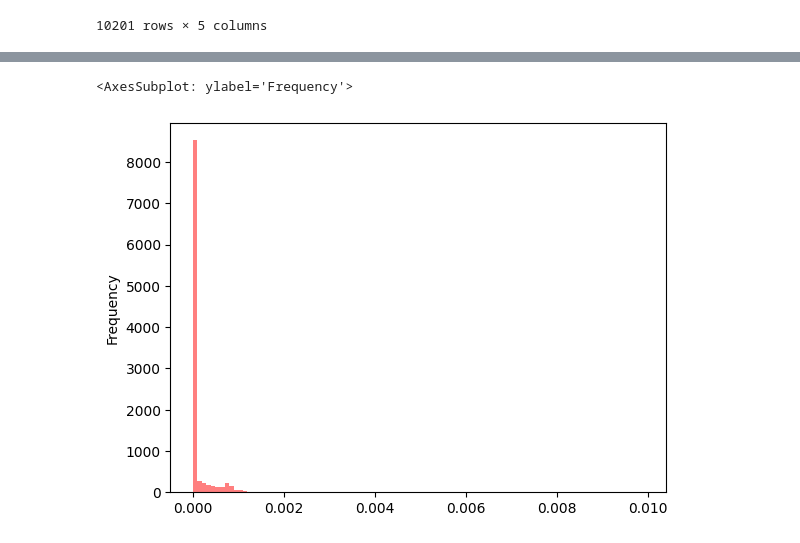
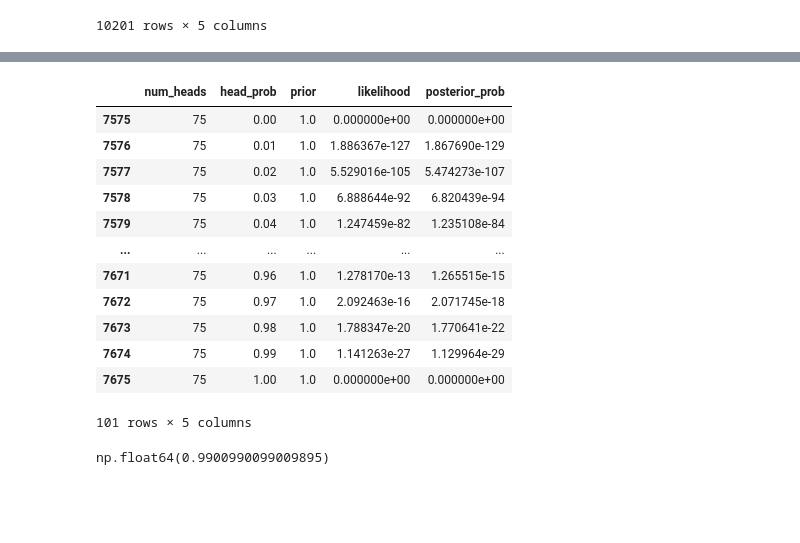
Before and after one commit to filipeaguiarrod/statistic_topics, a Jupyter notebook: Bayesian/testing_bayesian_statistcs.ipynb, the cells around one changed output, grey strips where cells are left out. Drawn from its saved outputs; the diff is of its cells as text; code cells hidden in the pictures; blank space fills up the shorter version.

```diff
--- a/Bayesian/testing_bayesian_statistcs.ipynb
+++ b/Bayesian/testing_bayesian_statistcs.ipynb
@@ -41,5 +101,21 @@ coin
 # %%
-heads75 = coin[coin["num_heads"] == 75
+heads75 = coin[coin["num_heads"] == 75]
+heads75
 # %% [output]
+|  | num_heads | head_prob | prior | likelihood | posterior_prob |
+| 7575 | 75 | 0.00 | 1.0 | 0.000000e+00 | 0.000000e+00 |
+| 7576 | 75 | 0.01 | 1.0 | 1.886367e-127 | 1.867690e-129 |
+| 7577 | 75 | 0.02 | 1.0 | 5.529016e-105 | 5.474273e-107 |
+| 7578 | 75 | 0.03 | 1.0 | 6.888644e-92 | 6.820439e-94 |
+| 7579 | 75 | 0.04 | 1.0 | 1.247459e-82 | 1.235108e-84 |
+| ... | ... | ... | ... | ... | ... |
+| 7671 | 75 | 0.96 | 1.0 | 1.278170e-13 | 1.265515e-15 |
+| 7672 | 75 | 0.97 | 1.0 | 2.092463e-16 | 2.071745e-18 |
+| 7673 | 75 | 0.98 | 1.0 | 1.788347e-20 | 1.770641e-22 |
+| 7674 | 75 | 0.99 | 1.0 | 1.141263e-27 | 1.129964e-29 |
+| 7675 | 75 | 1.00 | 1.0 | 0.000000e+00 | 0.000000e+00 |
-<AxesSubplot: ylabel='Frequency'>
+101 rows × 5 columns
-[figure, removed]
+# %%
+heads75['likelihood'].sum() # For each hypothesis the probability approximates to 1.0 (theoretically, it should be 1.0)
+# %% [output]
+np.float64(0.9900990099009895)
```
Also changed, not shown: parts of 20 cells of this notebook, 1 other file.
